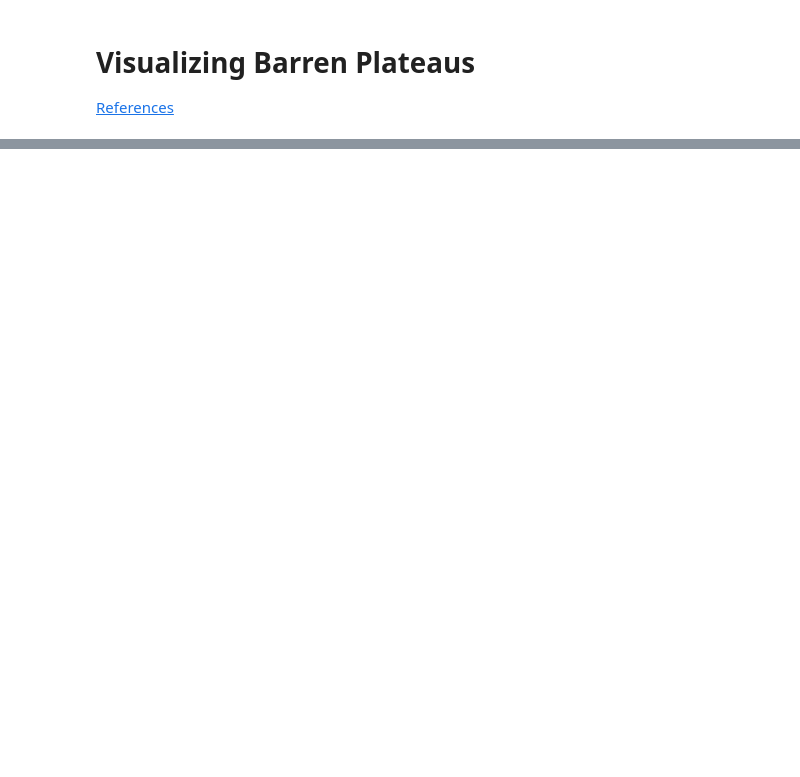
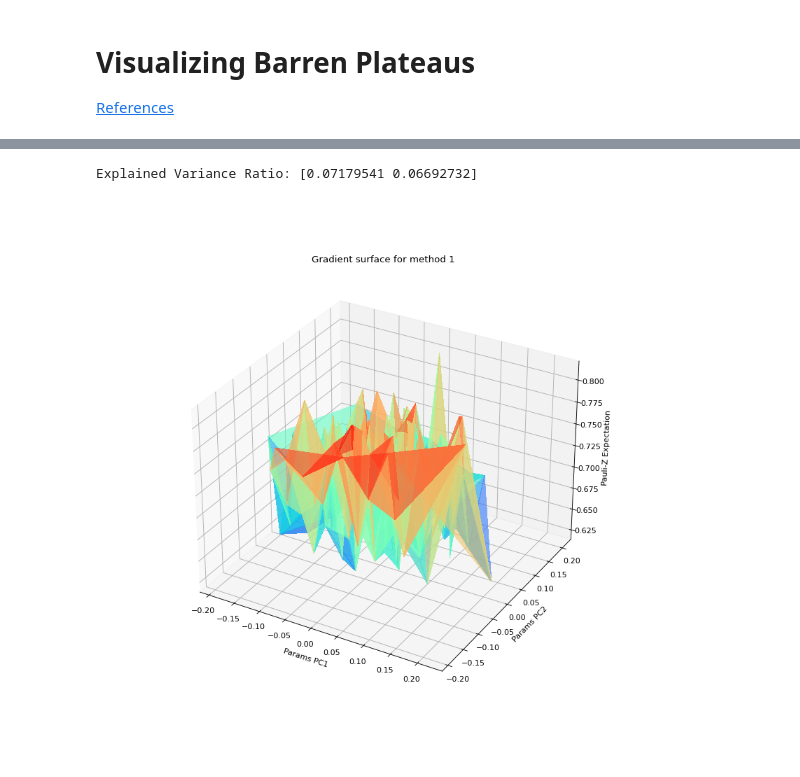
Before and after one commit to NNCT2904/VQA-Notes-v2, a Jupyter notebook: BP_visualization_example.ipynb, the cells around one changed output, grey strips where cells are left out. Drawn from its saved outputs; the diff is of its cells as text; code cells hidden in the pictures; blank space fills up the shorter version.

```diff
--- a/BP_visualization_example.ipynb
+++ b/BP_visualization_example.ipynb
@@ -150,0 +91,6 @@ plt.show()
+# %%
+%matplotlib widget
+plot_surface(surface1, 'Gradient surface for method 1')
+# %% [output]
+Explained Variance Ratio: [0.07179541 0.06692732]
+[figure, added]
```
Also changed, not shown: parts of 14 cells of this notebook.
